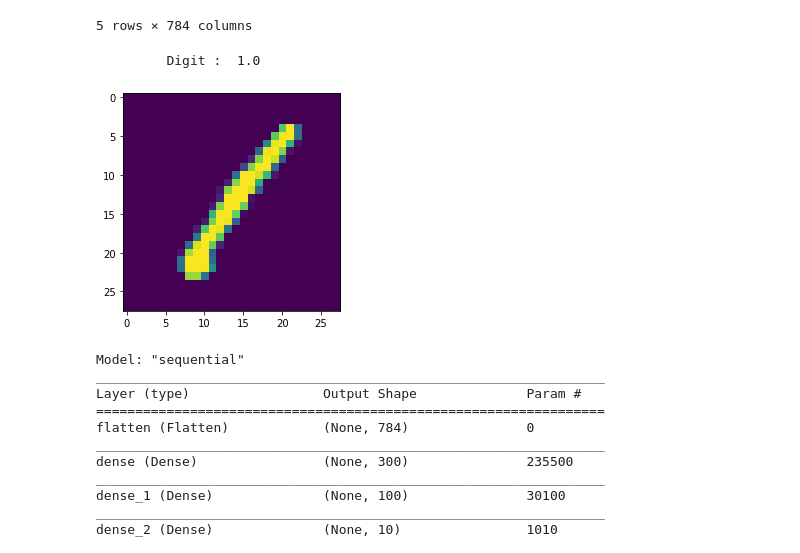
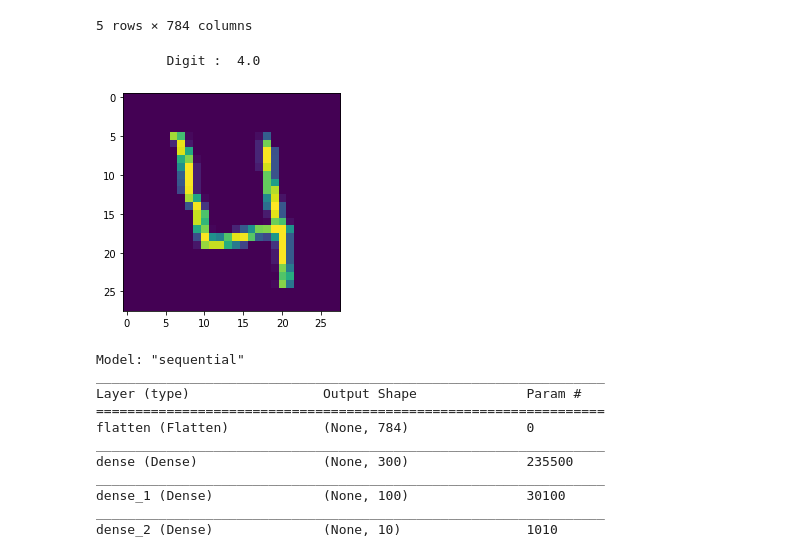
Before and after one commit to RizwanaShaikh/Digit-Recognizer, a Jupyter notebook: Digit_Recogn.ipynb, the cells around one changed output. Cells and saved outputs as stored; diff of their text form; code cells hidden in the pictures.

```diff
--- a/Digit_Recogn.ipynb
+++ b/Digit_Recogn.ipynb
@@ -60,12 +64,12 @@ X_test_full = test_data_main/255
 X_train_full = X_train_full.values.reshape(-1, 28, 28, 1)
 X_test_full = X_test_full.values.reshape(-1,28,28,1)
 # %%
-i = 0 #item number
+i = 3 #item number
 plt.imshow(X_train_full[i])
 print("\t Digit : ",y_train_full[i])
 # %% [output]
-         Digit :  1.0
+         Digit :  4.0
-[figure, old version]
+[figure, new version]
 # %%
 X_valid , X_train  = X_train_full[:5000],X_train_full[5000:]
 y_valid , y_train  = y_train_full[:5000],y_train_full[5000:]
```
Also changed, not shown: parts of 2 cells of this notebook.
